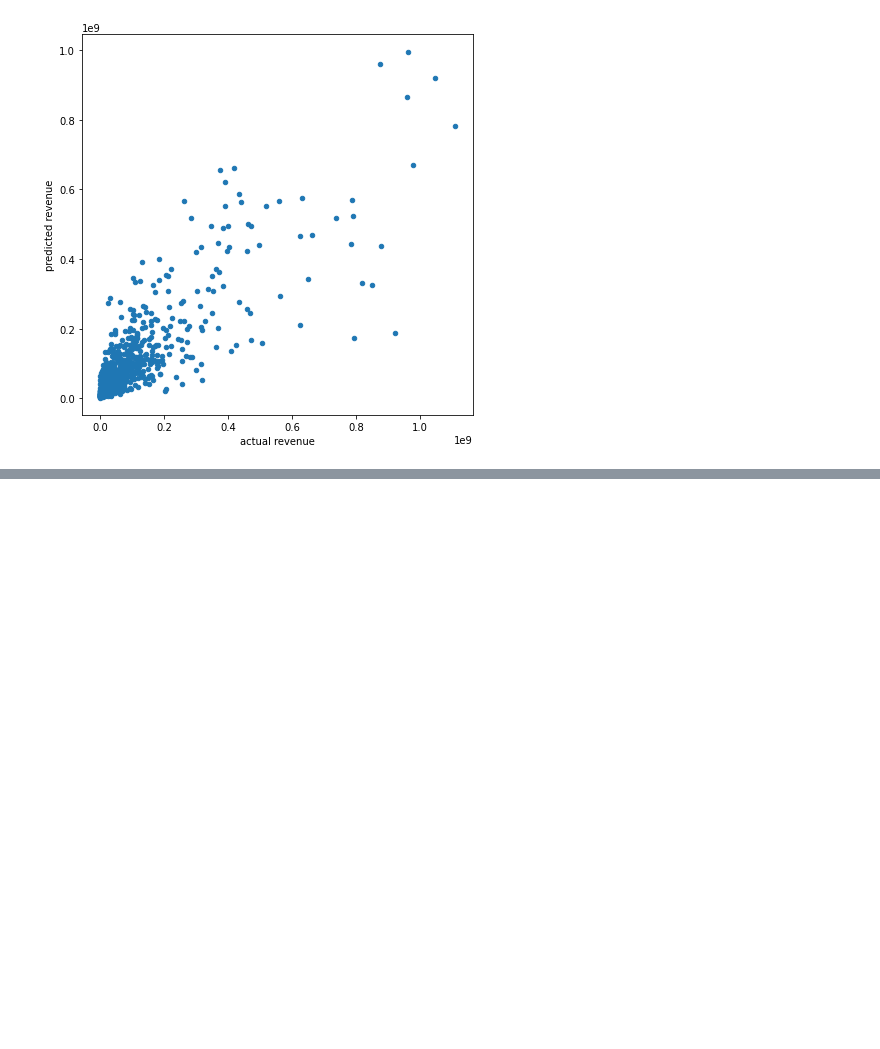
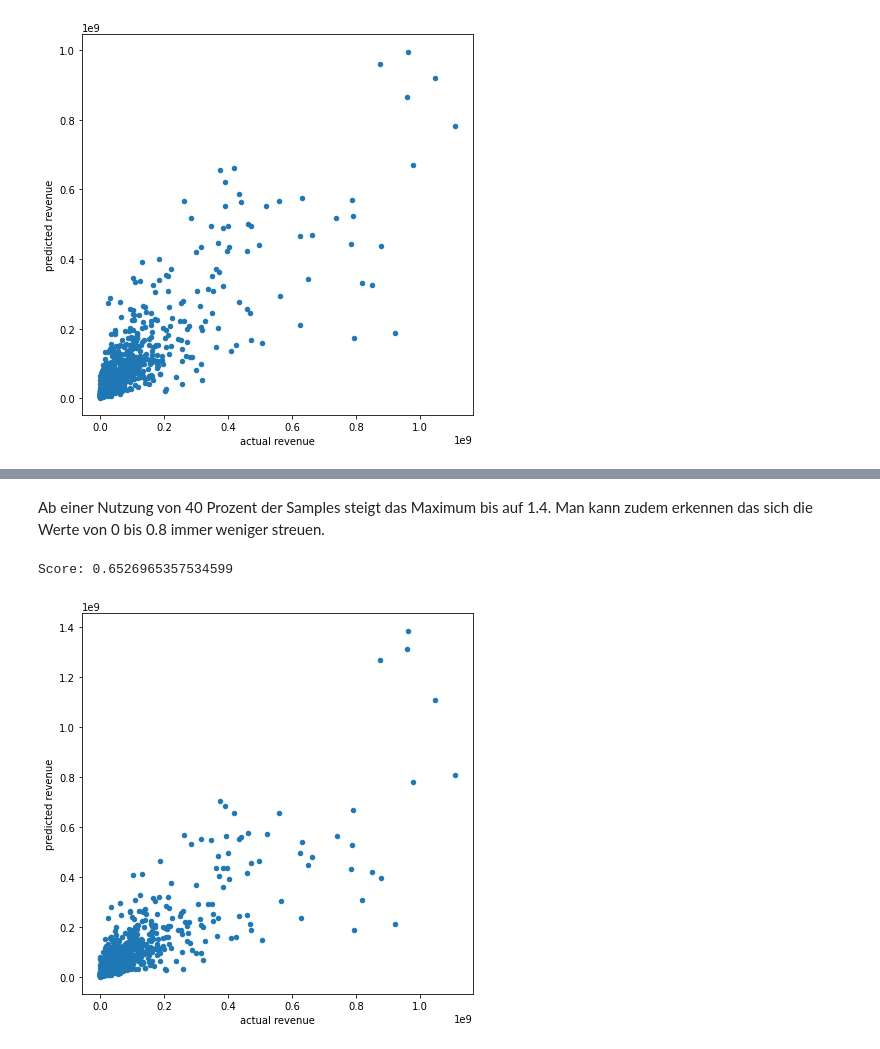
Before and after one commit to lennartarnheim/movies, a Jupyter notebook: movies.ipynb, the cells around one changed output, grey strips where cells are left out. Drawn from its saved outputs; the diff is of its cells as text; code cells hidden in the pictures; blank space fills up the shorter version.

```diff
--- a/movies.ipynb
+++ b/movies.ipynb
@@ -108,0 +128,16 @@ Score: 0.668673630059138
+# %% [markdown]
+Ab einer Nutzung von 40 Prozent der Samples steigt das Maximum bis auf 1.4. Man kann zudem erkennen das sich die Werte von 0 bis 0.8 immer weniger streuen.
+# %%
+model = RandomForestRegressor(max_samples=0.4, random_state=1)
+
+model.fit(train, train_revenue)
+
+predicted_revenue = model.predict(test)
+
+print('Score:', model.score(test, test_revenue))
+
+df = pd.DataFrame({'actual revenue': test_revenue, 'predicted revenue': predicted_revenue})
+g = df.plot(x='actual revenue', y='predicted revenue', kind='scatter', figsize=(7, 7))
+# %% [output]
+Score: 0.6526965357534599
+[figure, added]
```
Also changed, not shown: parts of 8 cells of this notebook.
